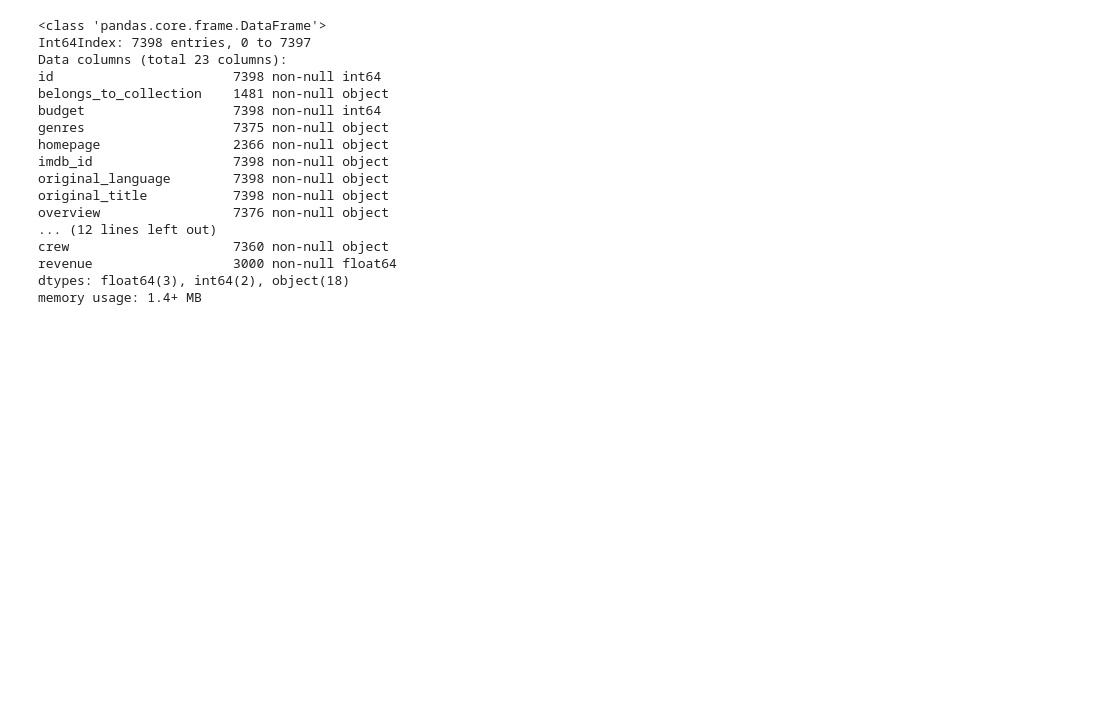
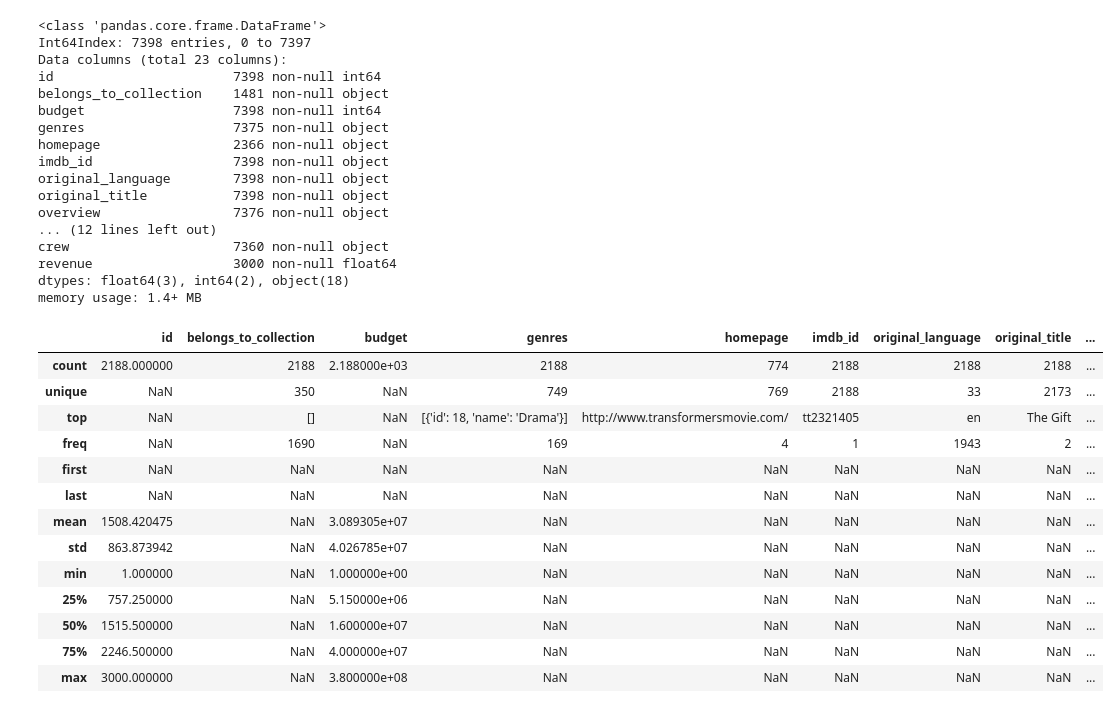
Before and after one commit to robert-myers/tmdb-box-office-prediction, a Jupyter notebook: Untitled.ipynb, the cells around one changed output. Cells and saved outputs as stored; diff of their text form; code cells hidden in the pictures; blank space fills up the shorter version.

```diff
--- a/Untitled.ipynb
+++ b/Untitled.ipynb
@@ -1,8 +1,14 @@
 # %%
+from datetime import datetime
+from dateutil.relativedelta import relativedelta
+import ast
 import pandas as pd
 import matplotlib.pyplot as plt
 import seaborn as sns
+
+pd.set_option('display.max_columns', None)
 sns.set(style="darkgrid")
+
 
 # plt.style.use("seaborn")
 # plt.xkcd()
@@ -35,3 +41,39 @@ crew                     7360 non-null object
 revenue                  3000 non-null float64
 dtypes: float64(3), int64(2), object(18)
 memory usage: 1.4+ MB
+# %%
+# read
+train_df = pd.read_csv("data/train.csv")
+
+# clean
+# train_df.drop("status", axis=1, inplace=True)
+literal_eval_columns = ["belongs_to_collection", "genres", "production_companies", "production_countries", "spoken_languages", "Keywords", "cast", "crew"]
+for column in literal_eval_columns:
+    train_df[column] = train_df[column].apply(lambda row: ast.literal_eval(row) if not pd.isna(row) else [])
+
+train_df["release_date"] = pd.to_datetime(train_df["release_date"])
+train_df["release_date"] = train_df["release_date"].apply(lambda row: row - relativedelta(years=100) if row >= datetime.now() else row)
+
+train_df = train_df[(train_df["budget"] > 0) & (train_df["revenue"] > 0)]
+# train_df = train_df[(train_df["budget"] >= 15000) & (train_df["revenue"] >= 500)]
+
+# calculate
+train_df["roi"] = train_df["revenue"] / train_df["budget"]
+
+# describe
+train_df.describe(include="all")
+# %% [output]
+|  | id | belongs_to_collection | budget | genres | homepage | imdb_id | original_language | original_title | ... |
+| count | 2188.000000 | 2188 | 2.188000e+03 | 2188 | 774 | 2188 | 2188 | 2188 | ... |
+| unique | NaN | 350 | NaN | 749 | 769 | 2188 | 33 | 2173 | ... |
+| top | NaN | [] | NaN | [{'id': 18, 'name': 'Drama'}] | http://www.transformersmovie.com/ | tt2321405 | en | The Gift | ... |
+| freq | NaN | 1690 | NaN | 169 | 4 | 1 | 1943 | 2 | ... |
+| first | NaN | NaN | NaN | NaN | NaN | NaN | NaN | NaN | ... |
+| last | NaN | NaN | NaN | NaN | NaN | NaN | NaN | NaN | ... |
+| mean | 1508.420475 | NaN | 3.089305e+07 | NaN | NaN | NaN | NaN | NaN | ... |
+| std | 863.873942 | NaN | 4.026785e+07 | NaN | NaN | NaN | NaN | NaN | ... |
+| min | 1.000000 | NaN | 1.000000e+00 | NaN | NaN | NaN | NaN | NaN | ... |
+| 25% | 757.250000 | NaN | 5.150000e+06 | NaN | NaN | NaN | NaN | NaN | ... |
+| 50% | 1515.500000 | NaN | 1.600000e+07 | NaN | NaN | NaN | NaN | NaN | ... |
+| 75% | 2246.500000 | NaN | 4.000000e+07 | NaN | NaN | NaN | NaN | NaN | ... |
+| max | 3000.000000 | NaN | 3.800000e+08 | NaN | NaN | NaN | NaN | NaN | ... |
```
Also changed, not shown: parts of 8 cells of this notebook.
